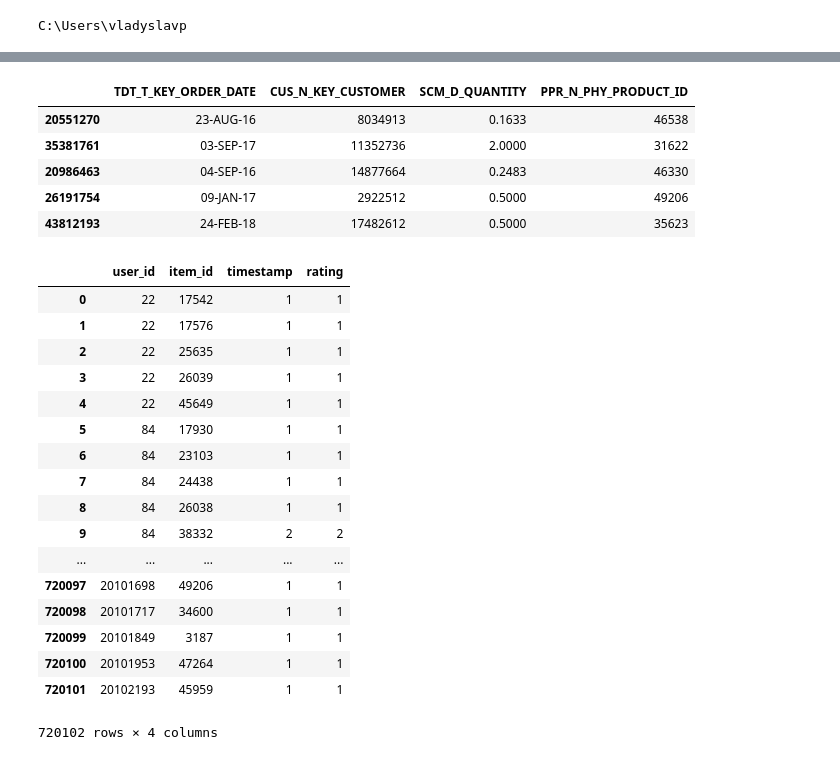
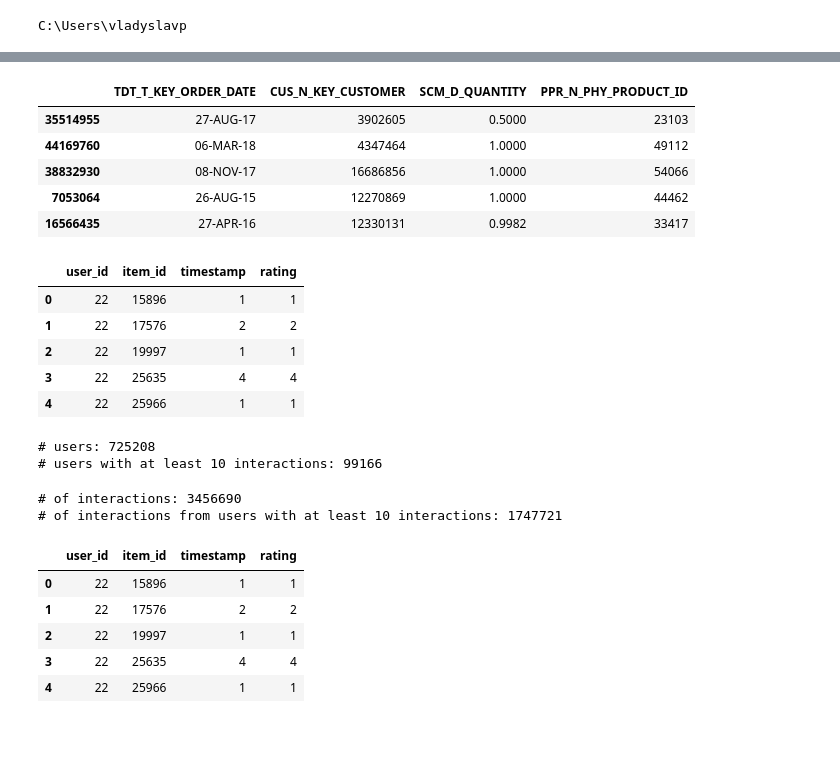
Before and after one commit to VladPrytula/RecommenderSystems, a Jupyter notebook: V1 from blog.ipynb, the cells around one changed output, grey strips where cells are left out. Cells and saved outputs as stored; diff of their text form; code cells hidden in the pictures; blank space fills up the shorter version.

Commit message:
the bigger the sample, the lower the sparsity

```diff
--- a/V1 from blog.ipynb
+++ b/V1 from blog.ipynb
@@ -166,7 +129,7 @@ C:\Users\vladyslavp
 raw_df = pd.read_csv('cat_de_3year.csv', encoding = "utf-8")#, nrows = 100000)
 # %%
 ## to start let us take a sample of our data
-sample_df = raw_df.sample(800000)
+sample_df = raw_df.sample(5000000)
 sample_df.head()
 # %% [output]
 |  | SCM_N_ORDER_POS_NR | SCM_N_ORDER_NR | SCM_N_ORDER_NR_NC | TDT_T_KEY_ORDER_DATE | ART_N_KEY_ARTICLE | ... |
@@ -180,37 +143,45 @@ sample_df.drop(['SCM_N_ORDER_POS_NR','SCM_N_ORDER_NR_NC', 'SCM_N_ORDER_NR_NC', '
 sample_df.head()
 # %% [output]
 |  | TDT_T_KEY_ORDER_DATE | CUS_N_KEY_CUSTOMER | SCM_D_QUANTITY | PPR_N_PHY_PRODUCT_ID |
-| 20551270 | 23-AUG-16 | 8034913 | 0.1633 | 46538 |
-| 35381761 | 03-SEP-17 | 11352736 | 2.0000 | 31622 |
-| 20986463 | 04-SEP-16 | 14877664 | 0.2483 | 46330 |
-| 26191754 | 09-JAN-17 | 2922512 | 0.5000 | 49206 |
-| 43812193 | 24-FEB-18 | 17482612 | 0.5000 | 35623 |
+| 35514955 | 27-AUG-17 | 3902605 | 0.5000 | 23103 |
+| 44169760 | 06-MAR-18 | 4347464 | 1.0000 | 49112 |
+| 38832930 | 08-NOV-17 | 16686856 | 1.0000 | 54066 |
+| 7053064 | 26-AUG-15 | 12270869 | 1.0000 | 44462 |
+| 16566435 | 27-APR-16 | 12330131 | 0.9982 | 33417 |
 # %%
 tmp = sample_df.groupby(['CUS_N_KEY_CUSTOMER', 'PPR_N_PHY_PRODUCT_ID']).count()
 tmp.reset_index(level=tmp.index.names, inplace=True)
 interactions_df = tmp.rename(index=str, columns = {'CUS_N_KEY_CUSTOMER': 'user_id',
                                                    'PPR_N_PHY_PRODUCT_ID': 'item_id',
                                                    'TDT_T_KEY_ORDER_DATE': 'timestamp',
                                                    'SCM_D_QUANTITY': 'rating'})
-display(interactions_df)
+interactions_df.head()
 # %% [output]
 |  | user_id | item_id | timestamp | rating |
-| 0 | 22 | 17542 | 1 | 1 |
-| 1 | 22 | 17576 | 1 | 1 |
-| 2 | 22 | 25635 | 1 | 1 |
-| 3 | 22 | 26039 | 1 | 1 |
-| 4 | 22 | 45649 | 1 | 1 |
-| 5 | 84 | 17930 | 1 | 1 |
-| 6 | 84 | 23103 | 1 | 1 |
-| 7 | 84 | 24438 | 1 | 1 |
-| 8 | 84 | 26038 | 1 | 1 |
-| 9 | 84 | 38332 | 2 | 2 |
-| ... | ... | ... | ... | ... |
-| 720097 | 20101698 | 49206 | 1 | 1 |
-| 720098 | 20101717 | 34600 | 1 | 1 |
-| 720099 | 20101849 | 3187 | 1 | 1 |
-| 720100 | 20101953 | 47264 | 1 | 1 |
-| 720101 | 20102193 | 45959 | 1 | 1 |
+| 0 | 22 | 15896 | 1 | 1 |
+| 1 | 22 | 17576 | 2 | 2 |
+| 2 | 22 | 19997 | 1 | 1 |
+| 3 | 22 | 25635 | 4 | 4 |
+| 4 | 22 | 25966 | 1 | 1 |
-720102 rows × 4 columns
 # %%
 df = interactions_df
+# %%
+## we want to filter out users that have only one interaction:
+## doing it in a standart way
+users_interactions_count_df = interactions_df.groupby(['user_id', 'item_id']).size().groupby('user_id').size()
+print('# users: %d' % len(users_interactions_count_df))
+users_with_enough_interactions_df = users_interactions_count_df[users_interactions_count_df >= 10].reset_index()[['user_id']]
+print('# users with at least 10 interactions: %d' % len(users_with_enough_interactions_df))
+# %% [output]
+# users: 725208
+# users with at least 10 interactions: 99166
+# %%
+print('# of interactions: %d' % len(interactions_df))
+interactions_from_selected_users_df = interactions_df.merge(users_with_enough_interactions_df,
+               how = 'right',
+               left_on = 'user_id',
+               right_on = 'user_id')
+print('# of interactions from users with at least 10 interactions: %d' % len(interactions_from_selected_users_df))
+# %% [output]
+# of interactions: 3456690
+# of interactions from users with at least 10 interactions: 1747721
@@ -217 +193,10 @@ df = interactions_df
+# %%
+interactions_restricted_df.head()
+# %% [output]
+|  | user_id | item_id | timestamp | rating |
+| 0 | 22 | 15896 | 1 | 1 |
+| 1 | 22 | 17576 | 2 | 2 |
+| 2 | 22 | 19997 | 1 | 1 |
+| 3 | 22 | 25635 | 4 | 4 |
+| 4 | 22 | 25966 | 1 | 1 |
 # %%
```
Also changed, not shown: parts of 15 cells of this notebook.
